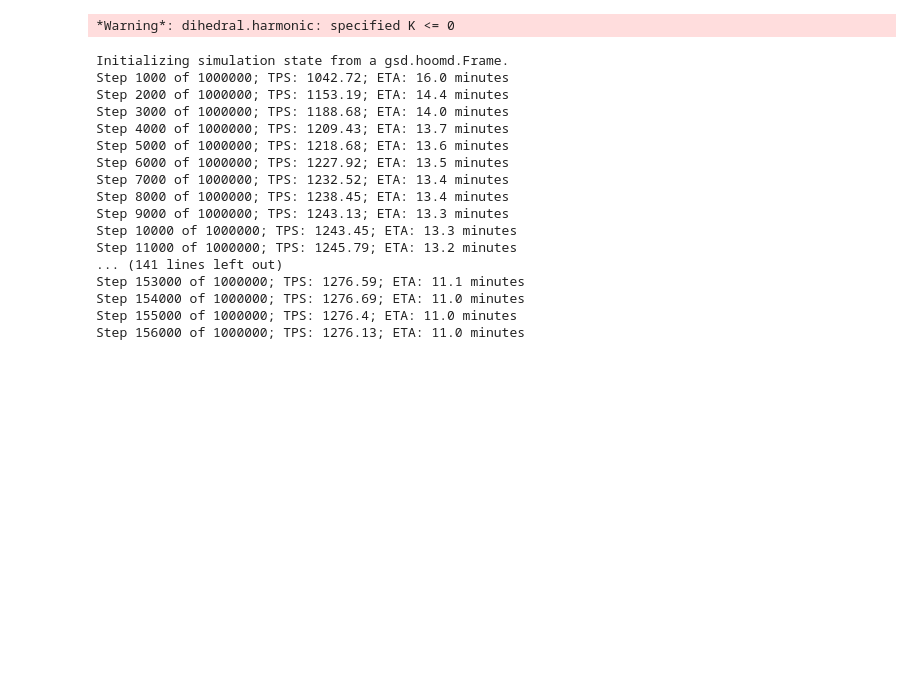
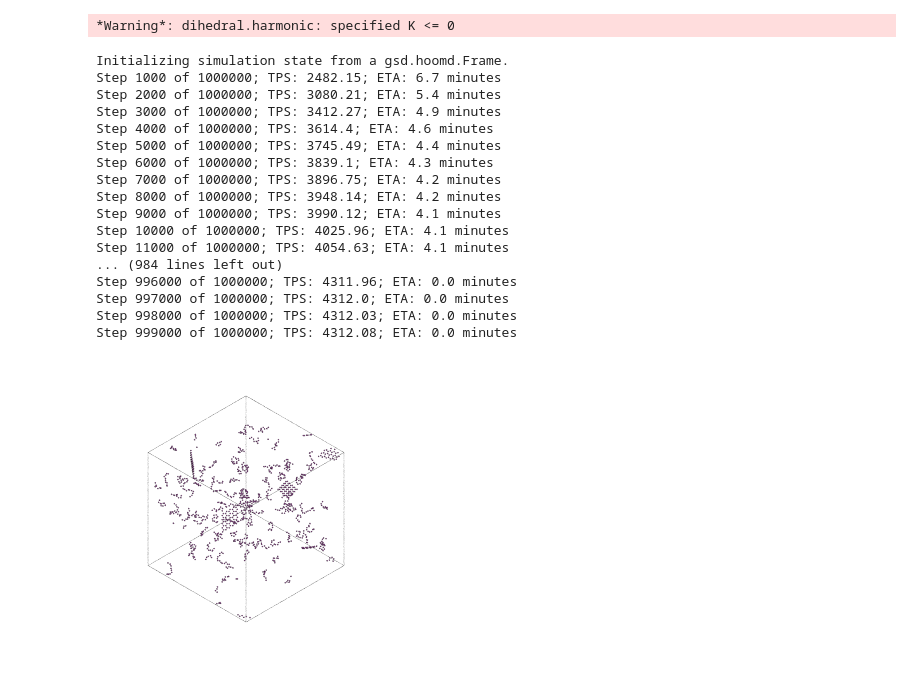
Before and after one commit to eridanirojas/mxene, a Jupyter notebook: example/ej_flakes.ipynb, the cells around one changed output. Cells and saved outputs as stored; diff of their text form; code cells hidden in the pictures; blank space fills up the shorter version.

Commit message:
sims of flakes 100-500 chains and PEvsN and TPSvsN plots

```diff
--- a/example/ej_flakes.ipynb
+++ b/example/ej_flakes.ipynb
@@ -55,10 +56,10 @@ class Graphene(System):
     def _build_system(self):
         return self.all_molecules[0]
 #OK, so we want to initialize a system with some chains and some flakes
-N_chains = 500
-dens = 0.0001
+N_chains = 100
+dens = 0.01
 kg_chain = LJChain(lengths=10,num_mols=N_chains)
 sheet = Graphene(x_repeat=5, y_repeat=5, n_layers=1, periodicity=(False, False, False))
-system = Pack(molecules=[Molecule(compound=sheet.all_molecules[0], num_mols=10), kg_chain],
-              density=dens, packing_expand_factor = 6, seed=2, overlap = 3)
+system = Pack(molecules=[Molecule(compound=sheet.all_molecules[0], num_mols=5), kg_chain],
+              density=dens, packing_expand_factor = 6, seed=2, overlap = 1.1)
 system.visualize()
@@ -66,52 +69,53 @@ system.visualize()
 # this FF is for research question
 # WCA = 2 **1/6, kT = 3.0, needs thousand chains, maybe 10-12 flakes. large system, need lots of steps. 5e6 probably good.
 ff = BeadSpring(
     r_cut=2**(1/6),
     beads={
         "A": dict(epsilon=1.0, sigma=1.0),  # chains
         "F": dict(epsilon=1.0, sigma=1.0),  # flakes
     },
     bonds={
         "F-F": dict(r0=1.0, k=1000),
         "A-A": dict(r0=1.0, k=1000.0),  # increased k to avoid chain collapse
     },
     angles={
         "A-A-A": dict(t0=2* np.pi / 3., k=100.0),   # moderate stiffness for chains
         "F-F-F": dict(t0=2 * np.pi / 3., k=5000),
     },
     dihedrals={
         "A-A-A-A": dict(phi0=0.0, k=0, d=-1, n=2), # need to turn this on later, messed up with straight chains
         "F-F-F-F": dict(phi0=0.0, k=500, d=-1, n=2),
     }
 )
 dt = 0.0005
-gsd = f"{N_chains}_10mer10f_{dt}dt.gsd"
-log = f"{N_chains}_10mer10f_{dt}dt.txt"
+gsd = f"{N_chains}_10mer5f_{dt}dt_cpu.gsd"
+log = f"{N_chains}_10mer5f_{dt}dt_cpu.txt"
 cpu = hoomd.device.CPU()
 sim = Simulation(initial_state=system.hoomd_snapshot, forcefield=ff.hoomd_forces, device=cpu, dt = dt, gsd_write_freq=int(1000), log_file_name = log, gsd_file_name = gsd)
-sim.run_NVT(n_steps=1e5, kT=7, tau_kt=.1)
+sim.run_NVT(n_steps=1e6, kT=3, tau_kt=.1)
 sim.flush_writers()
 sim_visualizer = FresnelGSD(gsd_file=gsd, frame=-1, view_axis=(1, 1, 1))
 sim_visualizer.view()
 # %% [output]
 *Warning*: dihedral.harmonic: specified K <= 0
 Initializing simulation state from a gsd.hoomd.Frame.
-Step 1000 of 1000000; TPS: 1042.72; ETA: 16.0 minutes
-Step 2000 of 1000000; TPS: 1153.19; ETA: 14.4 minutes
-Step 3000 of 1000000; TPS: 1188.68; ETA: 14.0 minutes
-Step 4000 of 1000000; TPS: 1209.43; ETA: 13.7 minutes
-Step 5000 of 1000000; TPS: 1218.68; ETA: 13.6 minutes
-Step 6000 of 1000000; TPS: 1227.92; ETA: 13.5 minutes
-Step 7000 of 1000000; TPS: 1232.52; ETA: 13.4 minutes
-Step 8000 of 1000000; TPS: 1238.45; ETA: 13.4 minutes
-Step 9000 of 1000000; TPS: 1243.13; ETA: 13.3 minutes
-Step 10000 of 1000000; TPS: 1243.45; ETA: 13.3 minutes
-Step 11000 of 1000000; TPS: 1245.79; ETA: 13.2 minutes
-... (141 lines left out)
-Step 153000 of 1000000; TPS: 1276.59; ETA: 11.1 minutes
-Step 154000 of 1000000; TPS: 1276.69; ETA: 11.0 minutes
-Step 155000 of 1000000; TPS: 1276.4; ETA: 11.0 minutes
-Step 156000 of 1000000; TPS: 1276.13; ETA: 11.0 minutes
+Step 1000 of 1000000; TPS: 2482.15; ETA: 6.7 minutes
+Step 2000 of 1000000; TPS: 3080.21; ETA: 5.4 minutes
+Step 3000 of 1000000; TPS: 3412.27; ETA: 4.9 minutes
+Step 4000 of 1000000; TPS: 3614.4; ETA: 4.6 minutes
+Step 5000 of 1000000; TPS: 3745.49; ETA: 4.4 minutes
+Step 6000 of 1000000; TPS: 3839.1; ETA: 4.3 minutes
+Step 7000 of 1000000; TPS: 3896.75; ETA: 4.2 minutes
+Step 8000 of 1000000; TPS: 3948.14; ETA: 4.2 minutes
+Step 9000 of 1000000; TPS: 3990.12; ETA: 4.1 minutes
+Step 10000 of 1000000; TPS: 4025.96; ETA: 4.1 minutes
+Step 11000 of 1000000; TPS: 4054.63; ETA: 4.1 minutes
+... (984 lines left out)
+Step 996000 of 1000000; TPS: 4311.96; ETA: 0.0 minutes
+Step 997000 of 1000000; TPS: 4312.0; ETA: 0.0 minutes
+Step 998000 of 1000000; TPS: 4312.03; ETA: 0.0 minutes
+Step 999000 of 1000000; TPS: 4312.08; ETA: 0.0 minutes
+[figure, added]
 # %%
 data = np.genfromtxt(log, names=True)
 # %%
```
Also changed, not shown: parts of 4 cells of this notebook.
